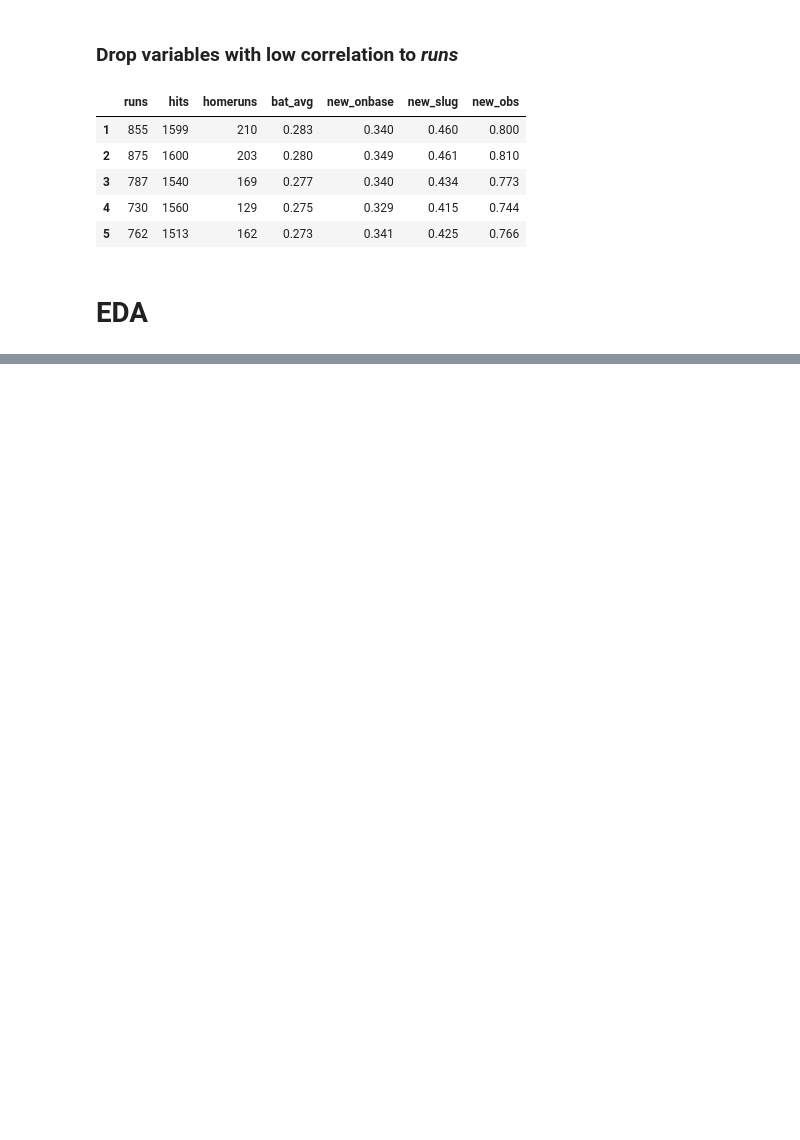
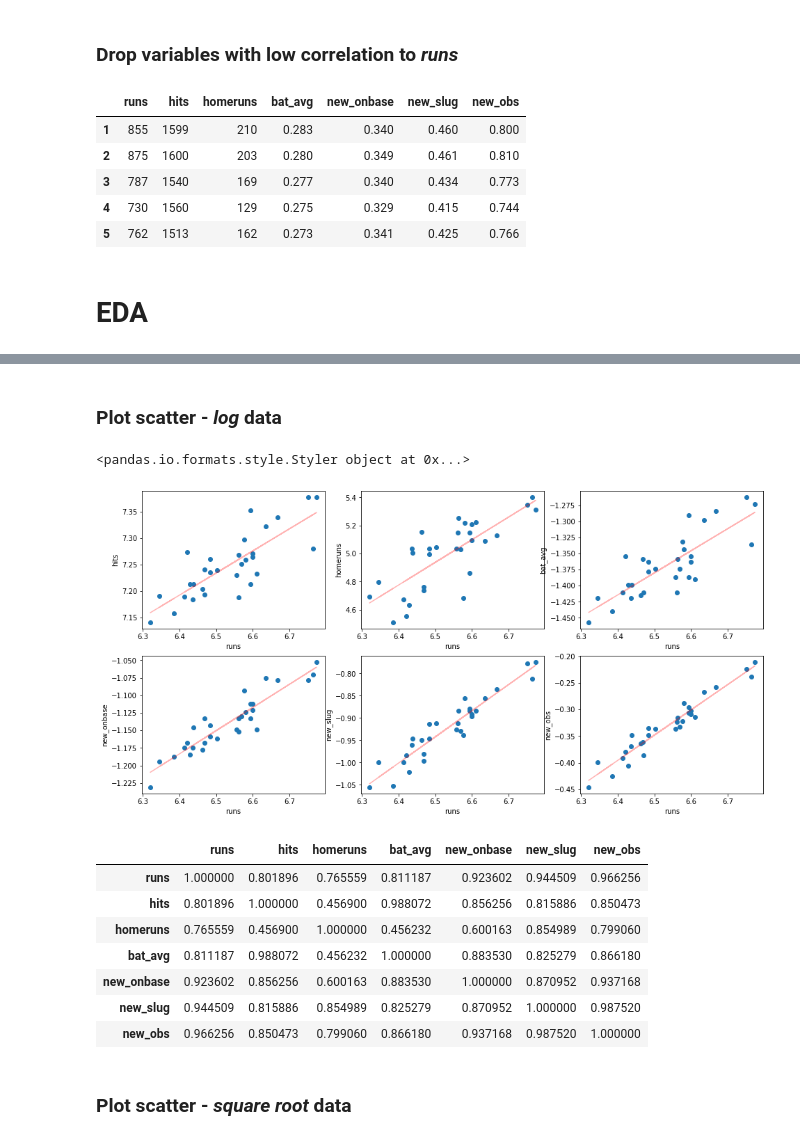
Before and after one commit to saychelsea11/Moneyball_Linear_Regression, a Jupyter notebook: Moneyball_Linear_Regression.ipynb, the cells around one changed output, grey strips where cells are left out. Cells and saved outputs as stored; diff of their text form; code cells hidden in the pictures; blank space fills up the shorter version.

```diff
--- a/Moneyball_Linear_Regression.ipynb
+++ b/Moneyball_Linear_Regression.ipynb
@@ -112,0 +166,19 @@ plot(df,"square")
+# %% [markdown]
+### Plot scatter - *log* data
+# %%
+plot_scatter(df.copy(),"log")
+df_log = df_transform(df.copy(),"log")
+df_log.corr(method="pearson").style.background_gradient()
+# %% [output]
+<pandas.io.formats.style.Styler object at 0x...>
+[figure, added]
+|  | runs | hits | homeruns | bat_avg | new_onbase | new_slug | new_obs |
+| runs | 1.000000 | 0.801896 | 0.765559 | 0.811187 | 0.923602 | 0.944509 | 0.966256 |
+| hits | 0.801896 | 1.000000 | 0.456900 | 0.988072 | 0.856256 | 0.815886 | 0.850473 |
+| homeruns | 0.765559 | 0.456900 | 1.000000 | 0.456232 | 0.600163 | 0.854989 | 0.799060 |
+| bat_avg | 0.811187 | 0.988072 | 0.456232 | 1.000000 | 0.883530 | 0.825279 | 0.866180 |
+| new_onbase | 0.923602 | 0.856256 | 0.600163 | 0.883530 | 1.000000 | 0.870952 | 0.937168 |
+| new_slug | 0.944509 | 0.815886 | 0.854989 | 0.825279 | 0.870952 | 1.000000 | 0.987520 |
+| new_obs | 0.966256 | 0.850473 | 0.799060 | 0.866180 | 0.937168 | 0.987520 | 1.000000 |
+# %% [markdown]
+### Plot scatter - *square root* data
```
Also changed, not shown: parts of 17 cells of this notebook.
